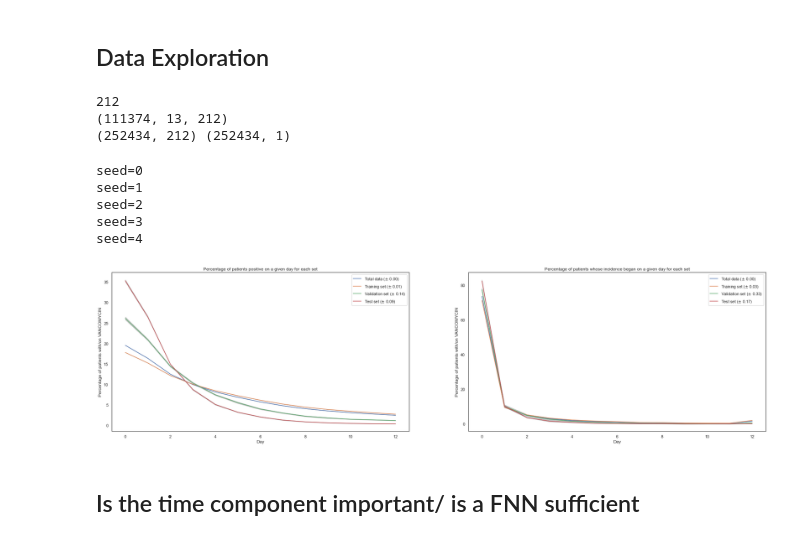
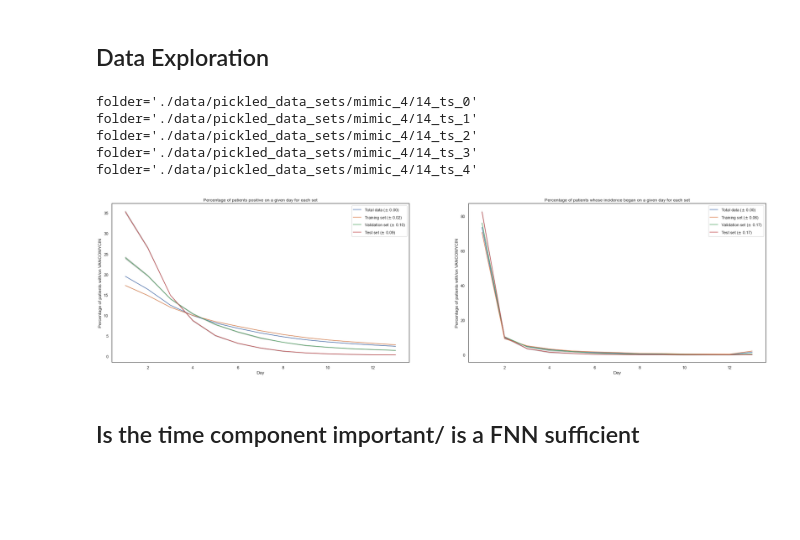
Before and after one commit to moskast/mimic_model, a Jupyter notebook: test.ipynb, the cells around one changed output. Drawn from its saved outputs; the diff is of its cells as text; code cells hidden in the pictures; blank space fills up the shorter version.

```diff
--- a/test.ipynb
+++ b/test.ipynb
@@ -22,7 +22,7 @@ from main import get_percentages
 # %%
 target = 'VANCOMYCIN'
 mimic_version = 4
-n_time_steps = 14
+time_step_id = 14
 seeds = get_seeds()
 debug = False
 save_unimportant_figures = False
@@ -49,22 +49,6 @@ figure_dir='./output/figures/mimic_4'
 # %% [markdown]
 ## Data Exploration
 # %%
-## PICKLE LOADS
-def load_pickle_file(file_name, target, folder):
-    return load_pickle(get_pickle_file_path(file_name, target, folder))
-
-folder=get_pickle_folder(mimic_version, n_time_steps)
-X_TRAIN = load_pickle_file('train_data', target, folder)
-Y_TRAIN = load_pickle_file('train_targets', target, folder)
-Y_VAL = load_pickle_file('validation_targets', target, folder)
-X_TEST = load_pickle_file('test_data', target, folder)
-Y_TEST = load_pickle_file('test_targets', target, folder)
-x_boolmat_test = load_pickle_file('test_data_mask', target, folder)
-y_boolmat_test = load_pickle_file('test_targets_mask', target, folder)
-features = load_pickle_file('features', target, folder)
-n_features = X_TRAIN.shape[2]
-TIME_STEPS = X_TRAIN.shape[1] #number of time_steps
-
 if target == 'MI':
     my_cmap = ListedColormap(sns.color_palette("Reds", 150))
     color_list = sns.color_palette("Reds", 14)
@@ -77,20 +61,3 @@ elif target == 'VANCOMYCIN':
     my_cmap= sns.cubehelix_palette(14, as_cmap=True)
     color_list = sns.cubehelix_palette(14)
     color_list_reduced = sns.cubehelix_palette(7)
-
-Y_TOTAL = np.concatenate([Y_TRAIN, Y_VAL, Y_TEST], axis=0)
-# %%
-print(n_features)
-print(X_TRAIN.shape)
-
-#TODO Marked for deletion if unused
-X_TEST_2D = X_TEST.reshape(-1, n_features)  # Reshape to delete time dimension
-data_rows = ~np.all(X_TEST_2D == 0, axis=1)
-X_TEST_2D = X_TEST_2D[data_rows]
-Y_TEST_2D = Y_TEST.reshape(-1, 1)
-Y_TEST_2D = Y_TEST_2D[data_rows]
-print(X_TEST_2D.shape, Y_TEST_2D.shape)
-# %% [output]
-212
-(111374, 13, 212)
-(252434, 212) (252434, 1)
@@ -97,5 +108,5 @@ print(X_TEST_2D.shape, Y_TEST_2D.shape)
 # %%
-def plot_data_distribution(n_time_steps, seeds,  save_fig = True):
+def plot_data_distribution(mimic_version, time_step_id, seeds, target, save_fig = True):
     labels = ["Total data", "Training set", "Validation set", "Test set"]
     message = "The total kurtosis of {0} is {1:.2f} with {2:.2f} % of events occuring between days 0 and 2"
     pos_dict = dict()
@@ -106,12 +117,14 @@ def plot_data_distribution(n_time_steps, seeds,  save_fig = True):
         total_pos_dict[label] = []
 
     for seed in seeds:
-        print(f'{seed=}')
-        y_train = load_pickle_file('train_targets', target, folder + f'_{seed}')
-        y_val = load_pickle_file('validation_targets', target, folder + f'_{seed}')
-        y_test = load_pickle_file('test_targets', target, folder + f'_{seed}')
+        folder = get_pickle_folder(mimic_version, time_step_id, seed)
+        print(f'{folder=}')
+        y_train = load_pickle_file('train_targets', target, folder)
+        y_val = load_pickle_file('validation_targets', target, folder)
+        y_test = load_pickle_file('test_targets', target, folder)
         y_total = np.concatenate([y_train, y_val, y_test], axis=0)
 
+        n_time_steps = y_total.shape[1]
         sets = [y_total, y_train, y_val, y_test]
         for y, label in zip(sets, labels):
             y_vector = np.nansum(y, axis=0).squeeze()
@@ -123,7 +136,8 @@ def plot_data_distribution(n_time_steps, seeds,  save_fig = True):
             (days_total, value_counts_total) = np.unique(np.nanargmax(pos_y_total, axis=1), return_counts=True)
             day_value_dict_total = dict(zip(np.arange(n_time_steps), np.zeros(n_time_steps)))
             for i in range(len(days_total)):
-                day_value_dict_total[days_total[i]] = value_counts_total[i]
+                day = days_total[i]
+                day_value_dict_total[day] = value_counts_total[i]
             y_vector_total_pos = np.array(list(day_value_dict_total.values()))
             y_vector_total_pos = y_vector_total_pos * 100/y_vector_total_pos.sum()
             total_pos_dict[label].append(y_vector_total_pos)
@@ -142,42 +156,43 @@ def plot_data_distribution(n_time_steps, seeds,  save_fig = True):
     plt.ylabel('Percentage of patients with/on {0}'.format(target))
     plt.xlabel('Day')
 
-    x = np.arange(n_time_steps)
+    x = np.arange(n_time_steps) + 1
     for label in pos_dict.keys():
         mean_y = np.mean(pos_dict[label], axis=0)
         std_y = np.std(pos_dict[label], axis=0)
         upper_y = np.minimum(mean_y + std_y, 100)
         lower_y = np.maximum(mean_y - std_y, 0)
         plt.plot(x, mean_y, label=label + r' ($\pm$ %0.2f)' % (np.mean(std_y)))
         plt.fill_between(x, lower_y, upper_y, color='black', alpha=.2)
     plt.legend()
 
     # first incident - number of people who had their first incident on a given day
+    x = np.arange(n_time_steps) + 1
     plt.subplot(1,2,2)
     plt.title('Percentage of patients whose incidence began on a given day for each set')
     plt.ylabel('Percentage of patients with/on {0}'.format(target))
     plt.xlabel('Day')
     for label in pos_dict.keys():
         mean_y = np.mean(total_pos_dict[label], axis=0)
         std_y = np.std(total_pos_dict[label], axis=0)
         upper_y = np.minimum(mean_y + std_y, 100)
         lower_y = np.maximum(mean_y - std_y, 0)
         plt.plot(x, mean_y, label=label + r' ($\pm$ %0.2f)' % (np.mean(std_y)))
         plt.fill_between(x, lower_y, upper_y, color='black', alpha=.2)
 
     plt.legend()
 
     if save_fig:
         plt.savefig(f'{figure_dir}/{target}_Set_Distributions.{figure_format}',
                     format=figure_format, dpi=300, bbox_inches='tight')
     else:
         plt.show()
 
-plot_data_distribution(TIME_STEPS, seeds, False)
+plot_data_distribution(mimic_version, time_step_id, seeds, target, False)
 # %% [output]
-seed=0
-seed=1
-seed=2
-seed=3
-seed=4
+folder='./data/pickled_data_sets/mimic_4/14_ts_0'
+folder='./data/pickled_data_sets/mimic_4/14_ts_1'
+folder='./data/pickled_data_sets/mimic_4/14_ts_2'
+folder='./data/pickled_data_sets/mimic_4/14_ts_3'
+folder='./data/pickled_data_sets/mimic_4/14_ts_4'
-[figure, old version]
+[figure, new version]
```
Also changed, not shown: parts of 4 cells of this notebook, 2 other files.
